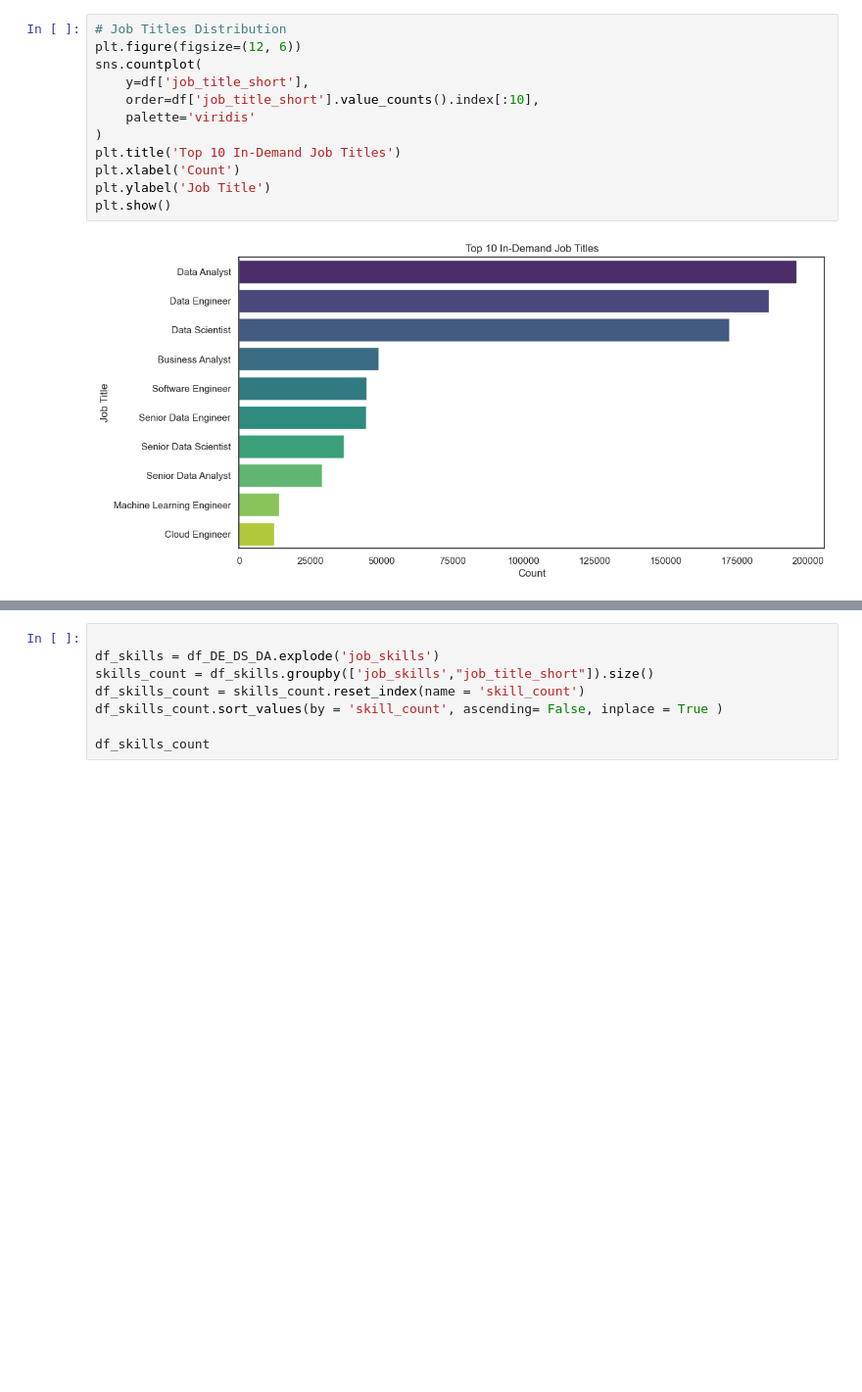
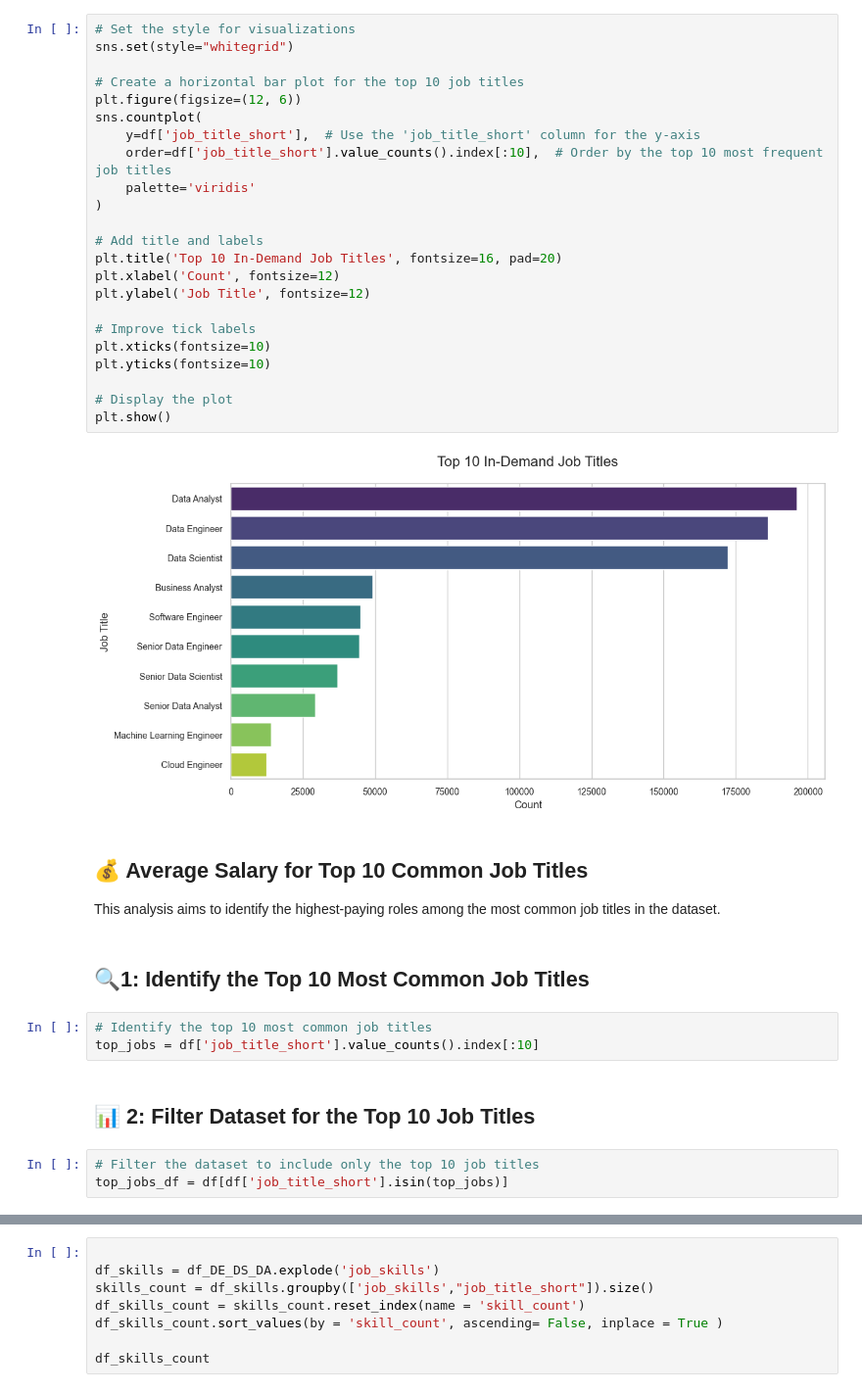
Before and after one commit to abdulganiu99/Job_Postings_Analysis_py, a Jupyter notebook: notebooks/3_analysis_and_visualization.ipynb, the cells around one changed output, grey strips where cells are left out. Shown at 98% size. Cells and saved outputs as stored; diff of their text form; blank space fills up the shorter version.

```diff
--- a/notebooks/3_analysis_and_visualization.ipynb
+++ b/notebooks/3_analysis_and_visualization.ipynb
@@ -21,14 +70,38 @@ warnings.filterwarnings("ignore", category=FutureWarning)
 # %%
-# Job Titles Distribution
+# Set the style for visualizations
+sns.set(style="whitegrid")
+
+# Create a horizontal bar plot for the top 10 job titles
 plt.figure(figsize=(12, 6))
 sns.countplot(
-    y=df['job_title_short'],
-    order=df['job_title_short'].value_counts().index[:10],
+    y=df['job_title_short'],  # Use the 'job_title_short' column for the y-axis
+    order=df['job_title_short'].value_counts().index[:10],  # Order by the top 10 most frequent job titles
     palette='viridis'
 )
-plt.title('Top 10 In-Demand Job Titles')
-plt.xlabel('Count')
-plt.ylabel('Job Title')
+
+# Add title and labels
+plt.title('Top 10 In-Demand Job Titles', fontsize=16, pad=20)
+plt.xlabel('Count', fontsize=12)
+plt.ylabel('Job Title', fontsize=12)
+
+# Improve tick labels
+plt.xticks(fontsize=10)
+plt.yticks(fontsize=10)
+
+# Display the plot
 plt.show()
 # %% [output]
-[figure, old version]
+[figure, new version]
+# %% [markdown]
+## 💰 Average Salary for Top 10 Common Job Titles
+This analysis aims to identify the highest-paying roles among the most common job titles in the dataset.
+# %% [markdown]
+## 🔍1: Identify the Top 10 Most Common Job Titles
+# %%
+# Identify the top 10 most common job titles
+top_jobs = df['job_title_short'].value_counts().index[:10]
+# %% [markdown]
+## 📊 2: Filter Dataset for the Top 10 Job Titles
+# %%
+# Filter the dataset to include only the top 10 job titles
+top_jobs_df = df[df['job_title_short'].isin(top_jobs)]
```
Also changed, not shown: parts of 47 cells of this notebook.
